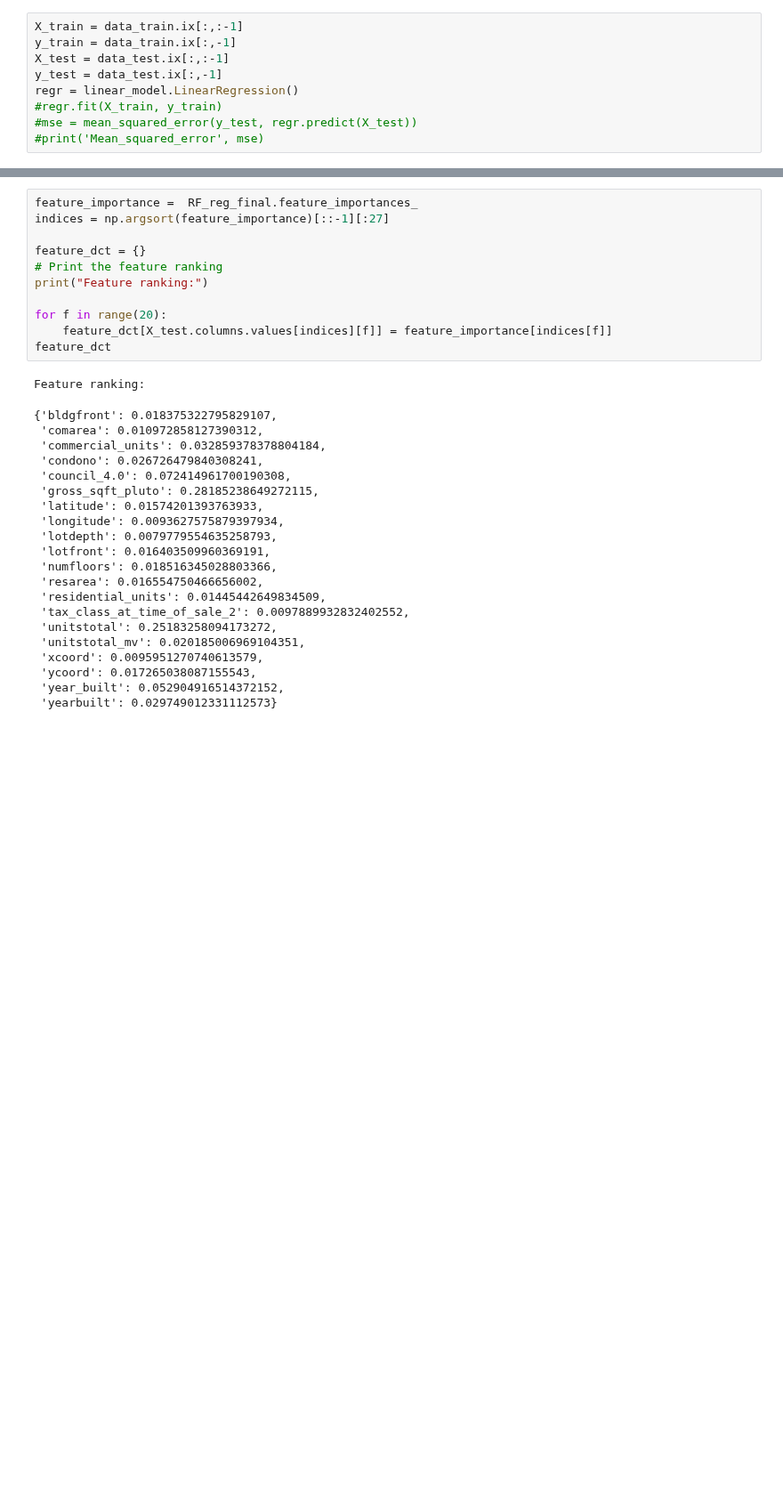
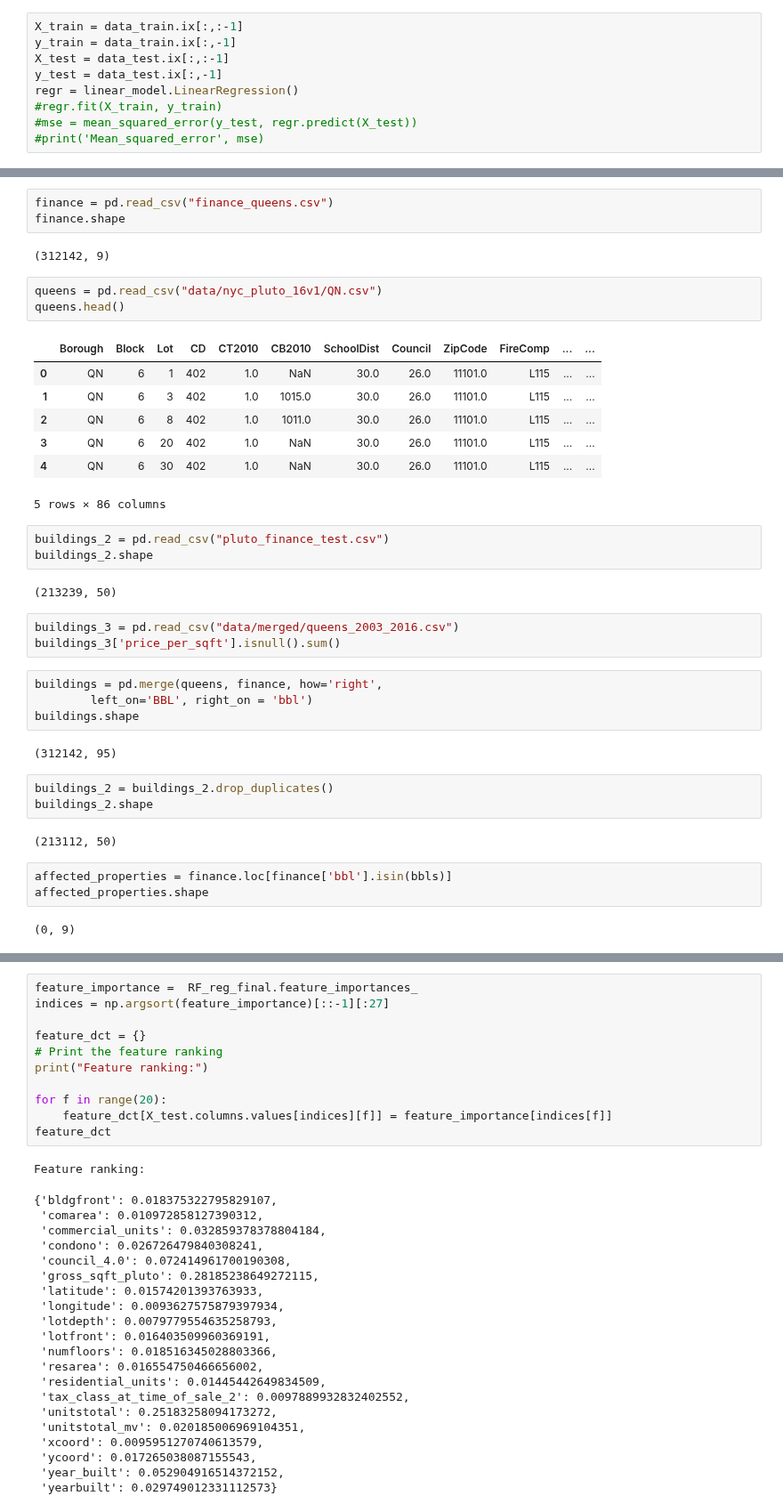
Before and after one commit to jgutman/reveal-estate, a Jupyter notebook: PLUTO_FinanceModeling.ipynb, the cells around one changed output, grey strips where cells are left out. Shown at 89% size. Cells and saved outputs as stored; diff of their text form; blank space fills up the shorter version.

Commit message:
work investigating missing queens data

```diff
--- a/PLUTO_FinanceModeling.ipynb
+++ b/PLUTO_FinanceModeling.ipynb
@@ -283,0 +242,40 @@ array(['zipcode', 'ltdheight', 'splitzone', 'easements', 'comarea',
+# %%
+finance = pd.read_csv("finance_queens.csv")
+finance.shape
+# %% [output]
+(312142, 9)
+# %%
+queens = pd.read_csv("data/nyc_pluto_16v1/QN.csv")
+queens.head()
+# %% [output]
+|  | Borough | Block | Lot | CD | CT2010 | CB2010 | SchoolDist | Council | ZipCode | FireComp | ... | ... |
+| 0 | QN | 6 | 1 | 402 | 1.0 | NaN | 30.0 | 26.0 | 11101.0 | L115 | ... | ... |
+| 1 | QN | 6 | 3 | 402 | 1.0 | 1015.0 | 30.0 | 26.0 | 11101.0 | L115 | ... | ... |
+| 2 | QN | 6 | 8 | 402 | 1.0 | 1011.0 | 30.0 | 26.0 | 11101.0 | L115 | ... | ... |
+| 3 | QN | 6 | 20 | 402 | 1.0 | NaN | 30.0 | 26.0 | 11101.0 | L115 | ... | ... |
+| 4 | QN | 6 | 30 | 402 | 1.0 | NaN | 30.0 | 26.0 | 11101.0 | L115 | ... | ... |
+5 rows × 86 columns
+# %%
+buildings_2 = pd.read_csv("pluto_finance_test.csv")
+buildings_2.shape
+# %% [output]
+(213239, 50)
+# %%
+buildings_3 = pd.read_csv("data/merged/queens_2003_2016.csv")
+buildings_3['price_per_sqft'].isnull().sum()
+# %%
+buildings = pd.merge(queens, finance, how='right',
+        left_on='BBL', right_on = 'bbl')
+buildings.shape
+# %% [output]
+(312142, 95)
+# %%
+buildings_2 = buildings_2.drop_duplicates()
+buildings_2.shape
+# %% [output]
+(213112, 50)
+# %%
+affected_properties = finance.loc[finance['bbl'].isin(bbls)]
+affected_properties.shape
+# %% [output]
+(0, 9)
```
Also changed, not shown: parts of 15 cells of this notebook, 3 other files.
